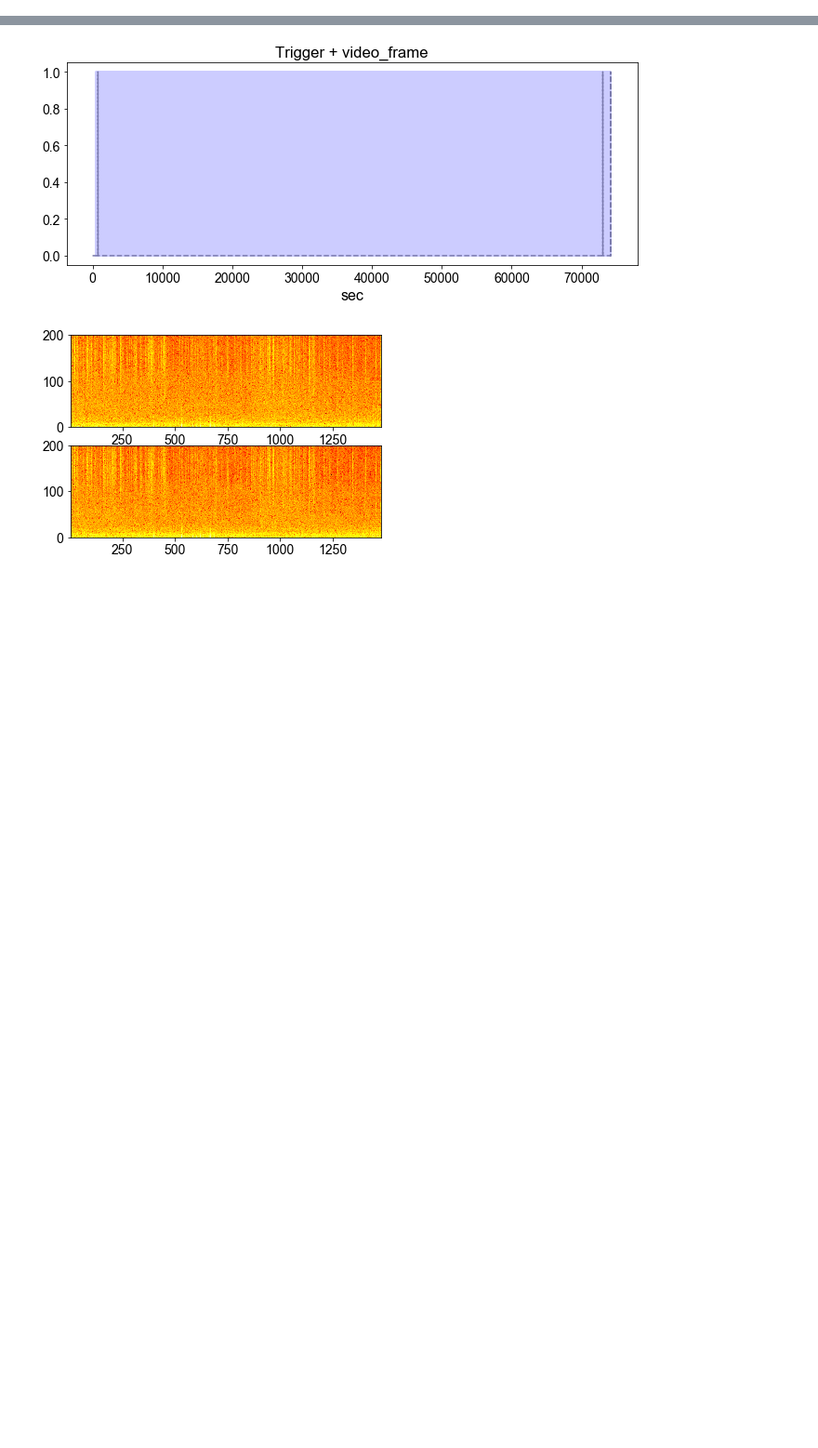
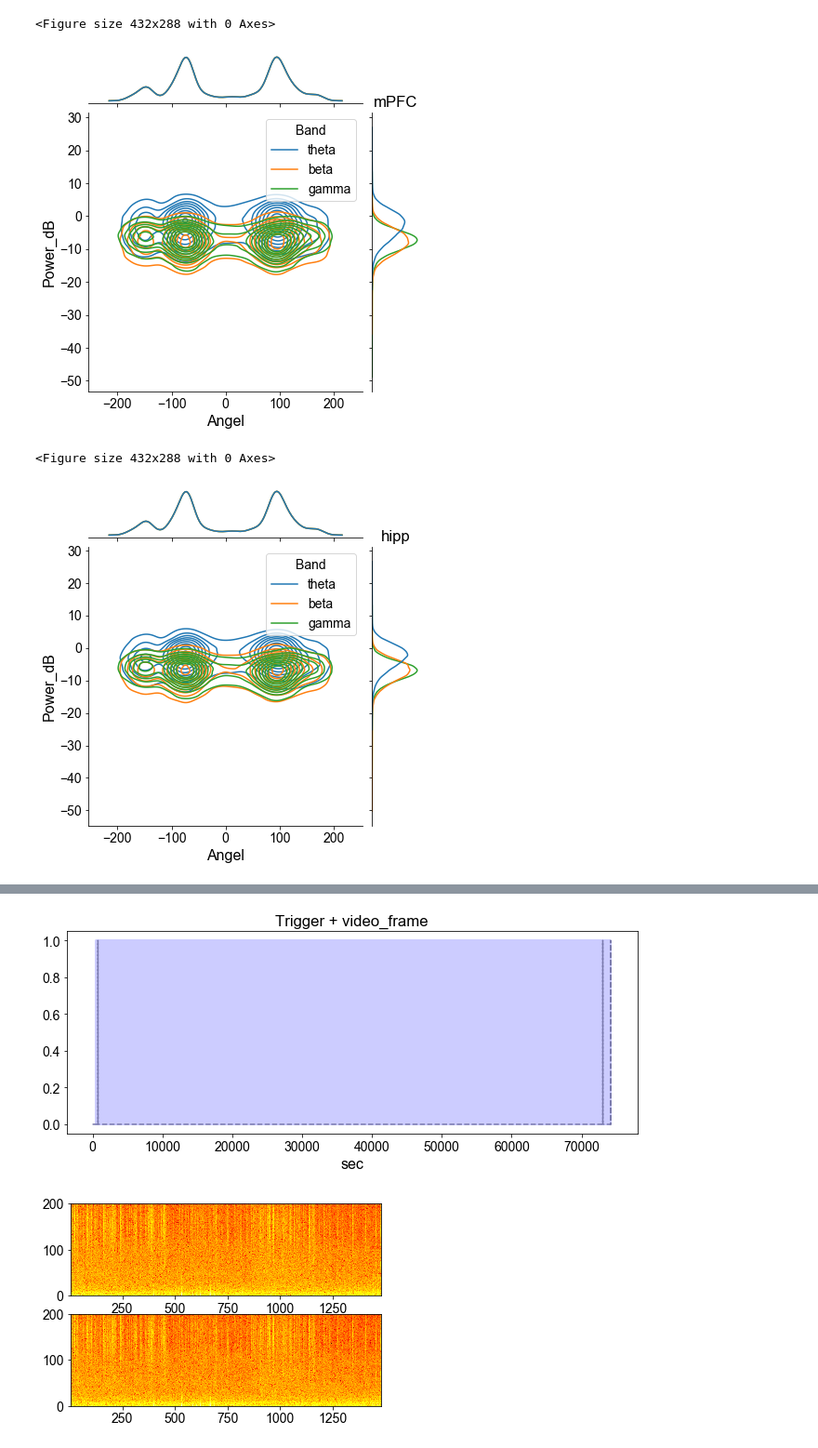
Before and after one commit to rezaie99/lfp_processing, a Jupyter notebook: notebook/preprocess_LFP_data.ipynb, the cells around one changed output, grey strips where cells are left out. Shown at 93% size. Drawn from its saved outputs; the diff is of its cells as text; code cells hidden in the pictures; blank space fills up the shorter version.

Commit message:
add power plots

```diff
--- a/notebook/preprocess_LFP_data.ipynb
+++ b/notebook/preprocess_LFP_data.ipynb
@@ -339,6 +428,17 @@ mPFC_labels = [
  'A-023', 'A-024', 'A-025', 'A-026', 'A-027', 'A-028', 'A-029', 'A-030', 'A-031']
 
 hipp_labels = ['A-036', 'A-044', 'A-050', 'A-055', 'A-058', 'A-059', 'A-061', 'A-063']
+hipp_labels = ['A-000', 'A-001', 'A-002', 'A-003', 'A-005', 'A-006', 'A-007', 'A-008']
+
+channel_mapping = [22, 8,  32, 17, 18, 19, 31,  9,
+                    7, 30,  6, 10, 13, 21, 29,  5,
+                   20, 28,  4, 24, 12, 11, 27,  3,
+                   23, 26,  2, 14, 16, 15, 25,  1,
+                   48, 40, 64, 44, 55, 52, 39, 63,
+                   43, 38, 62, 46, 56, 47, 37, 61,
+                   51, 36, 60, 49, 41, 50, 35, 59,
+                   45, 34, 58, 54, 42, 53, 33, 57]
+channel_map_dict = dict(zip(['A-{:03.0f}'.format(i) for i in range(64)], channel_mapping))
 
 arena_data = {'lfp_dir'           : 'raw_data/mBWfus004_Arena/',
               'lfp_file_list'     : ['mBWfus004_arena_201224_145913.rhd',
@@ -348,6 +448,7 @@ arena_data = {'lfp_dir'           : 'raw_data/mBWfus004_Arena/',
               'brain_area'        : {'mPFC':mPFC_labels,
                                      'hipp':hipp_labels},
               'electrod_geometry' : geometry,
+              'channel_map_dict'  : channel_map_dict,
               'video_frame_rate'        : 40,
               'pixel_to_mm'      :  1,
               'timing'            : {'video': 2.0,
@@ -378,6 +479,7 @@ ezm_data   = {'lfp_dir'         : 'raw_data/mBWfus004_EZM/',
               'brain_area'        :{'mPFC':mPFC_labels,
                                     'hipp':hipp_labels},
               'electrod_geometry' : geometry,
+              'channel_map_dict'  : channel_map_dict,
               'video_frame_rate'        : 40,
               'pixel_to_mm'      :  1,
               'ezm_gem'           : [open_area1, open_area2, close_area1, close_area2],
@@ -623,29 +725,40 @@ Designing a one-pass, zero-phase, non-causal bandpass filter:
 # %%
 #compare the power when
-plot_compare(arena_data, ezm_data)
+#plot_compare(arena_data, ezm_data)
 
 
 # Compare power vs location (hue: frq band)
-plot_compare_lfp_power_vs_loc(ezm_data, grouby_brain_area = ['mPFC','hipp'])
-stat_compare_lfp_power_vs_loc(ezm_data, grouby_brain_area = ['mPFC','hipp'])
+plot_compare_lfp_power_vs_loc(ezm_data,
+                            brain_area_1 = 'mPFC',
+                            brain_area_2 = 'hipp')
+stat_compare_lfp_power_vs_loc(ezm_data,
+                            brain_area_1 = 'mPFC',
+                            brain_area_2 = 'hipp')
 
 # Compare power coh (hue: frq band)
 plot_compare_lfp_power_coh_vs_loc(ezm_data,
                             brain_area_1 = 'mPFC',
                             brain_area_2 = 'hipp')
 
 stat_compare_lfp_power_coh_vs_loc(ezm_data,
                               brain_area_1 = 'mPFC',
                               brain_area_2 = 'hipp')
 
 # Compare phase coh (hue: frq band)
 plot_compare_lfp_phase_coh_vs_loc(ezm_data,
                             brain_area_1 = 'mPFC',
                             brain_area_2 = 'hipp')
 
 stat_compare_lfp_phase_coh_vs_loc(ezm_data,
                               brain_area_1 = 'mPFC',
                               brain_area_2 = 'hipp')
 
 # Compare spike vs Loc
-plot_compare_fire_rate_vs_loc(ezm_data, grouby_brain_area = ['mPFC','hipp'])
+plot_compare_fire_rate_vs_loc(ezm_data,
+                              brain_area_1 = 'mPFC',
+                              brain_area_2 = 'hipp')
+# %% [output]
+<Figure size 432x288 with 0 Axes>
+[figure, added]
+<Figure size 432x288 with 0 Axes>
+[figure, added]
```
Also changed, not shown: parts of 4 cells of this notebook.
